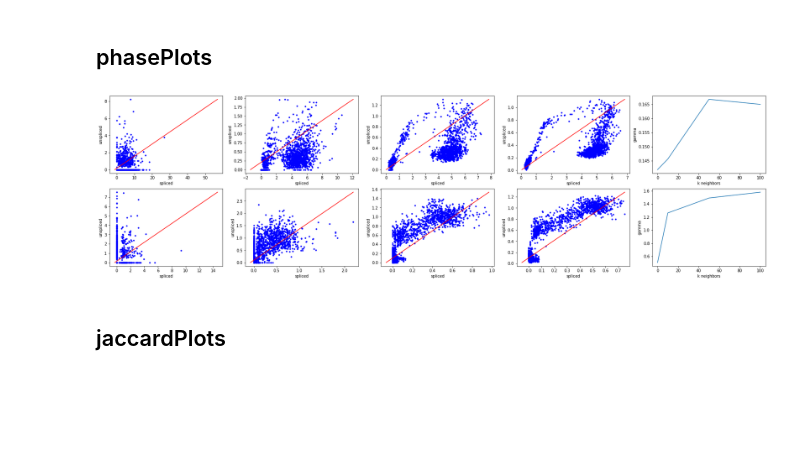
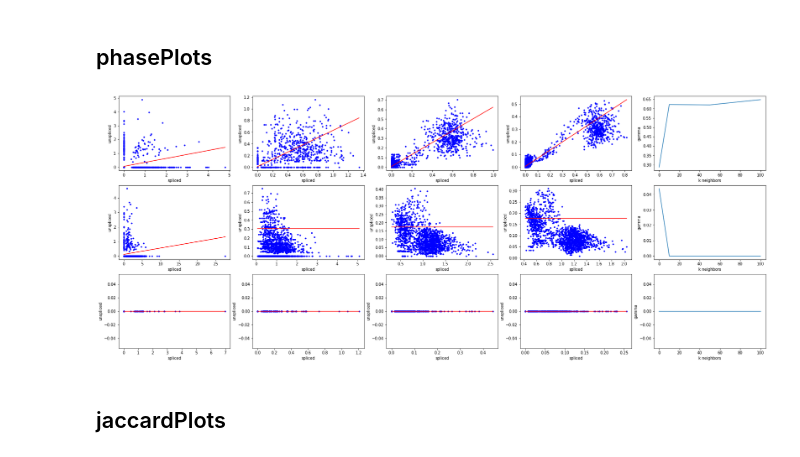
Before and after one commit to pachterlab/GFCP_2022, a Jupyter notebook: notebooks/test.ipynb, the cells around one changed output. Drawn from its saved outputs; the diff is of its cells as text; code cells hidden in the pictures; blank space fills up the shorter version.

```diff
--- a/notebooks/test.ipynb
+++ b/notebooks/test.ipynb
@@ -452,9 +578,10 @@ preprocess(vlm)
 # %% [markdown]
 ## phasePlots
 # %%
-fig=phasePlots(vlm,n_neighs=[0,10,50,100],genes=["DCX","GRIA3"])
+fig=phasePlots(vlm,n_neighs=[0,10,50,100],genes=3)
+# fig=phasePlots(vlm,n_neighs=[0,10,50,100],genes=["DCX","GRIA3"])
 # %% [output]
-[figure, old version]
+[figure, new version]
 # %% [markdown]
 ## jaccardPlots
 # %%
```
Also changed, not shown: parts of 17 cells of this notebook.
